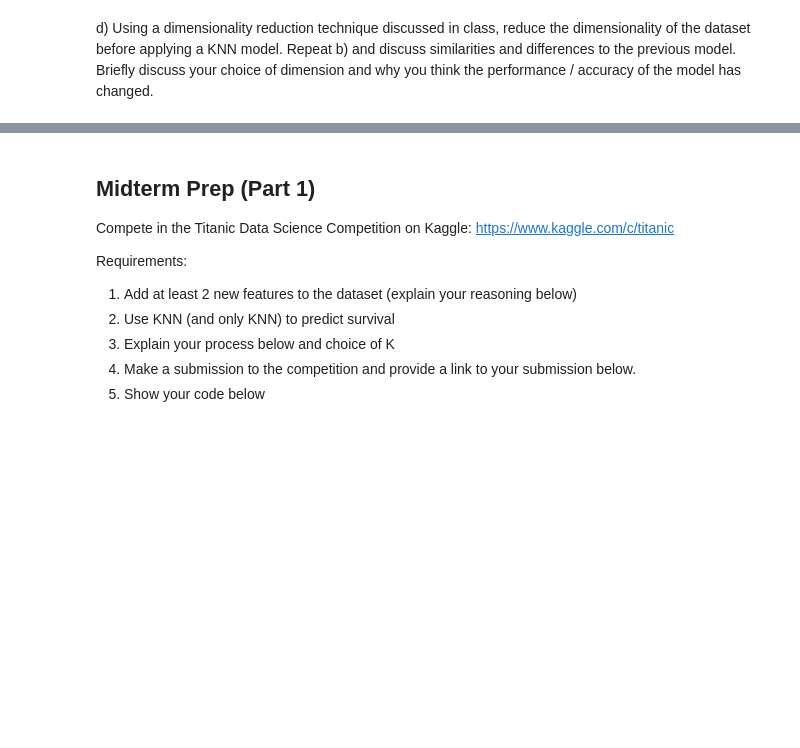
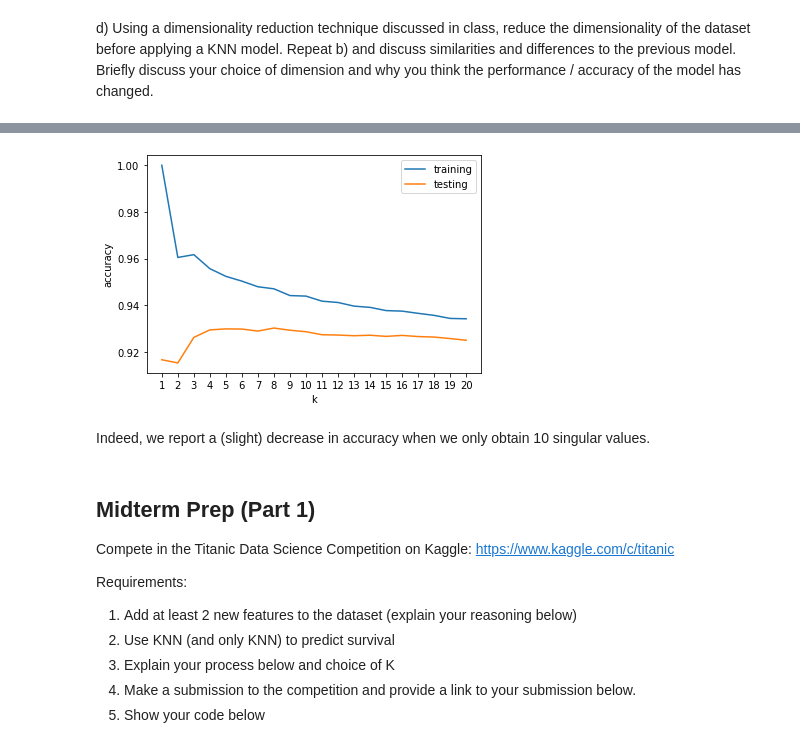
Before and after one commit to tnikas/Data-Science-Fundamentals, a Jupyter notebook: lecture_12/worksheet_12.ipynb, the cells around one changed output, grey strips where cells are left out. Drawn from its saved outputs; the diff is of its cells as text; code cells hidden in the pictures; blank space fills up the shorter version.

```diff
--- a/lecture_12/worksheet_12.ipynb
+++ b/lecture_12/worksheet_12.ipynb
@@ -247,3 +235,25 @@ plt.show()
+# %%
+dimensionality_reduction = PCA(n_components=10) # this is the number of components that we kept at Worksheet10
+
+training_accuracies = []
+testing_accuracies = []
+for k in tqdm(range(1, 21)):
+    knn_model = KNeighborsClassifier(n_neighbors=k)
+    model = make_pipeline(dimensionality_reduction, knn_model)
+    model.fit(X_train, y_train)
+    training_accuracies.append(model.score(X_train, y_train))
+    testing_accuracies.append(model.score(X_test, y_test))
+plt.xticks(range(1, 21))
+plt.xlabel("k")
+plt.ylabel("accuracy")
+plt.plot(range(1, 21), training_accuracies, label="training")
+plt.plot(range(1, 21), testing_accuracies, label="testing")
+plt.legend()
+plt.show()
+# %% [output]
+[figure, added]
+# %% [markdown]
+Indeed, we report a (slight) decrease in accuracy when we only obtain 10 singular values.
 # %% [markdown]
 ## Midterm Prep (Part 1)
 
```
Also changed, not shown: parts of 28 cells of this notebook, 4 other files.
